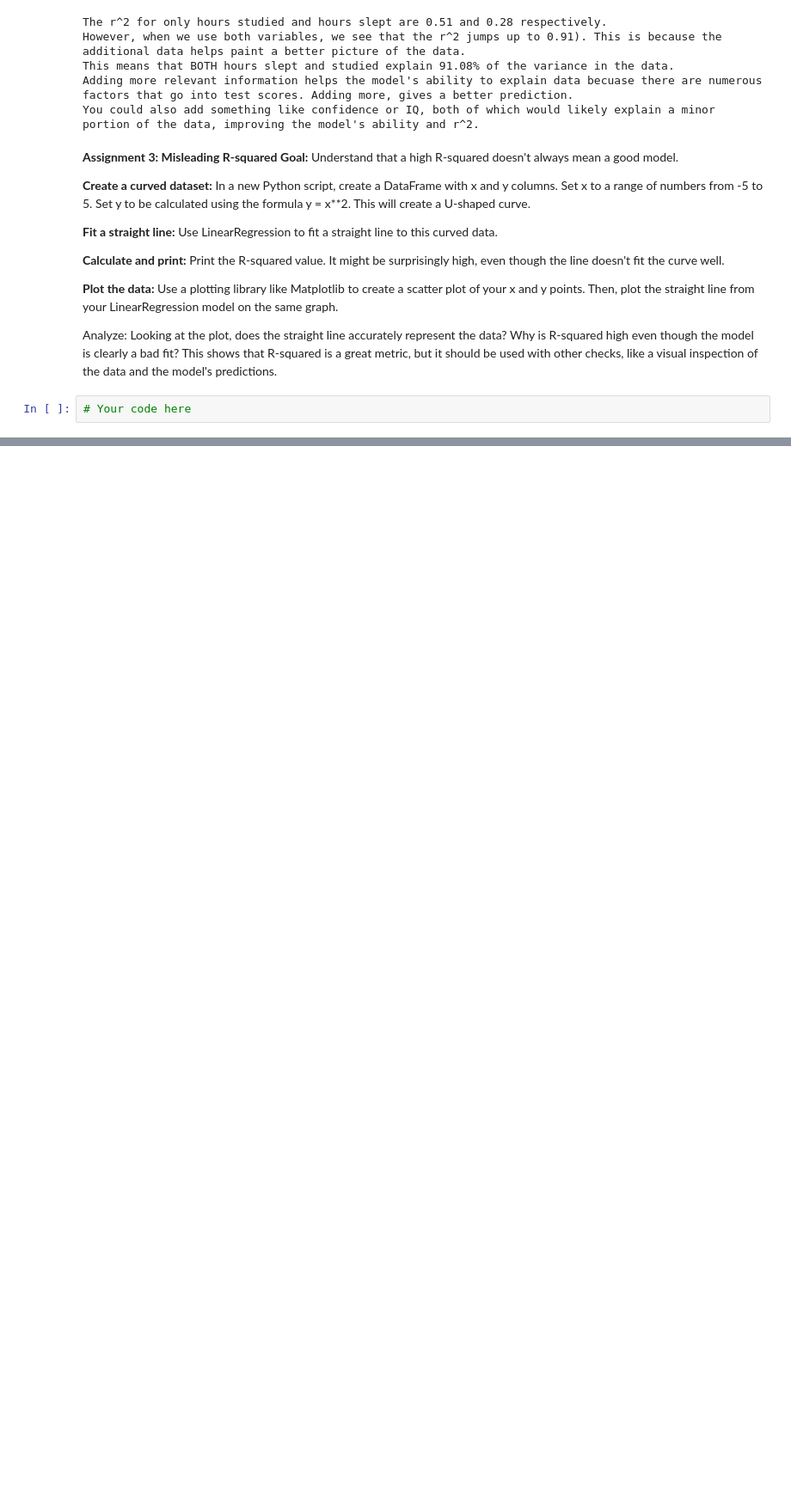
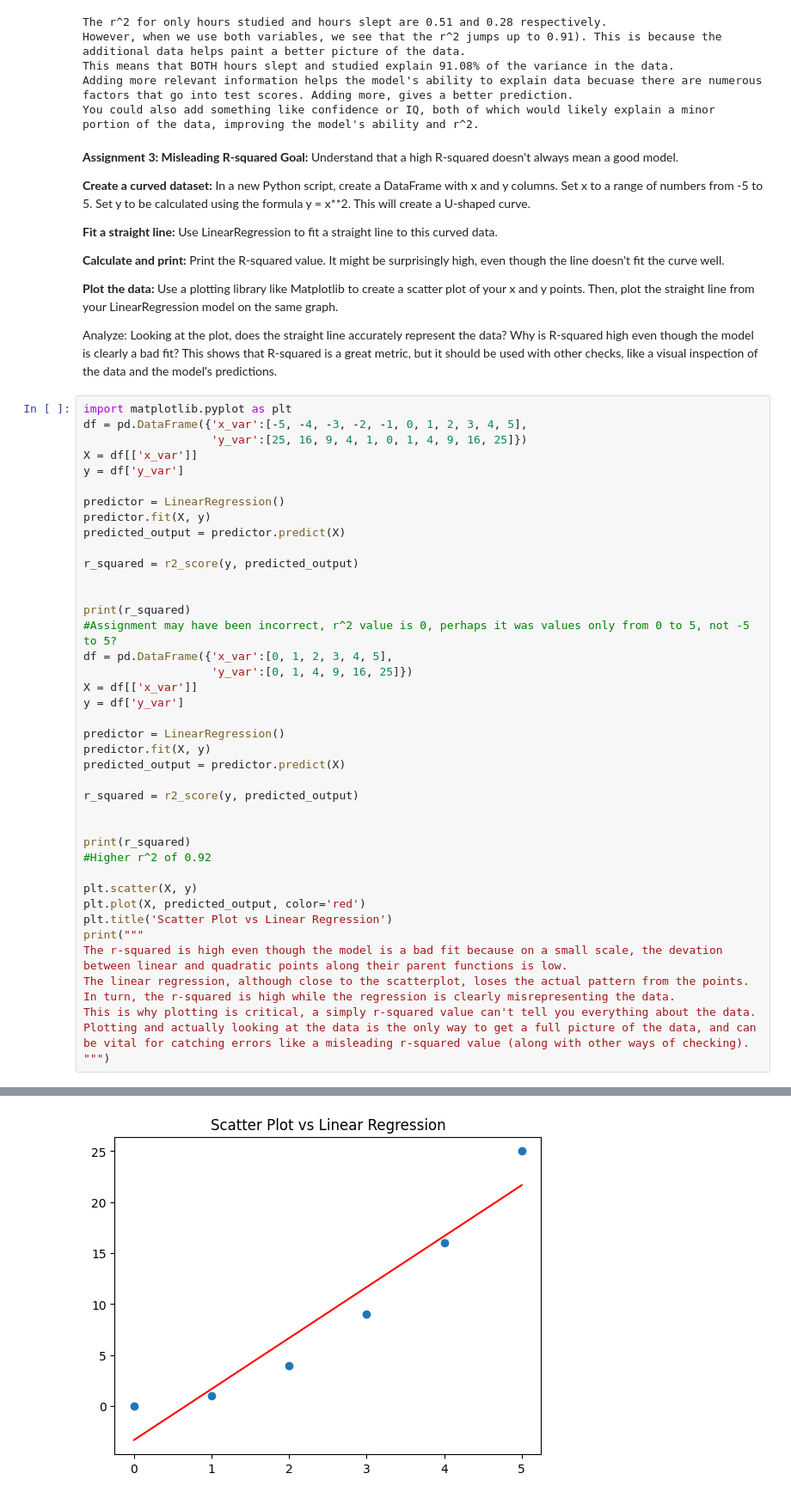
Before and after one commit to kedarw/QuantMind, a Jupyter notebook: 14_R_Squared.ipynb, the cells around one changed output, grey strips where cells are left out. Shown at 86% size. Saved outputs shown, nothing was run; the diff lists cells and outputs as text; blank space fills up the shorter version.

Commit message:
Last commit was not all three assignments- this commit completes the final assignment.

```diff
--- a/14_R_Squared.ipynb
+++ b/14_R_Squared.ipynb
@@ -146,4 +146,43 @@ You could also add something like confidence or IQ, both of which would likely e
 
 Analyze: Looking at the plot, does the straight line accurately represent the data? Why is R-squared high even though the model is clearly a bad fit? This shows that R-squared is a great metric, but it should be used with other checks, like a visual inspection of the data and the model's predictions.
 # %%
-# Your code here
+import matplotlib.pyplot as plt
+df = pd.DataFrame({'x_var':[-5, -4, -3, -2, -1, 0, 1, 2, 3, 4, 5],
+                   'y_var':[25, 16, 9, 4, 1, 0, 1, 4, 9, 16, 25]})
+X = df[['x_var']]
+y = df['y_var']
+
+predictor = LinearRegression()
+predictor.fit(X, y)
+predicted_output = predictor.predict(X)
+
+r_squared = r2_score(y, predicted_output)
+
+
+print(r_squared)
+#Assignment may have been incorrect, r^2 value is 0, perhaps it was values only from 0 to 5, not -5 to 5?
+df = pd.DataFrame({'x_var':[0, 1, 2, 3, 4, 5],
+                   'y_var':[0, 1, 4, 9, 16, 25]})
+X = df[['x_var']]
+y = df['y_var']
+
+predictor = LinearRegression()
+predictor.fit(X, y)
+predicted_output = predictor.predict(X)
+
+r_squared = r2_score(y, predicted_output)
+
+
+print(r_squared)
+#Higher r^2 of 0.92
+
+plt.scatter(X, y)
+plt.plot(X, predicted_output, color='red')
+plt.title('Scatter Plot vs Linear Regression')
+print("""
+The r-squared is high even though the model is a bad fit because on a small scale, the devation between linear and quadratic points along their parent functions is low.
+The linear regression, although close to the scatterplot, loses the actual pattern from the points. In turn, the r-squared is high while the regression is clearly misrepresenting the data.
+This is why plotting is critical, a simply r-squared value can't tell you everything about the data.
+Plotting and actually looking at the data is the only way to get a full picture of the data, and can be vital for catching errors like a misleading r-squared value (along with other ways of checking).
+""")
+# %% [output]
@@ -149,0 +192 @@ Analyze: Looking at the plot, does the straight line accurately represent the da
+[figure, added]
```
Also changed, not shown: parts of 1 cell of this notebook.
